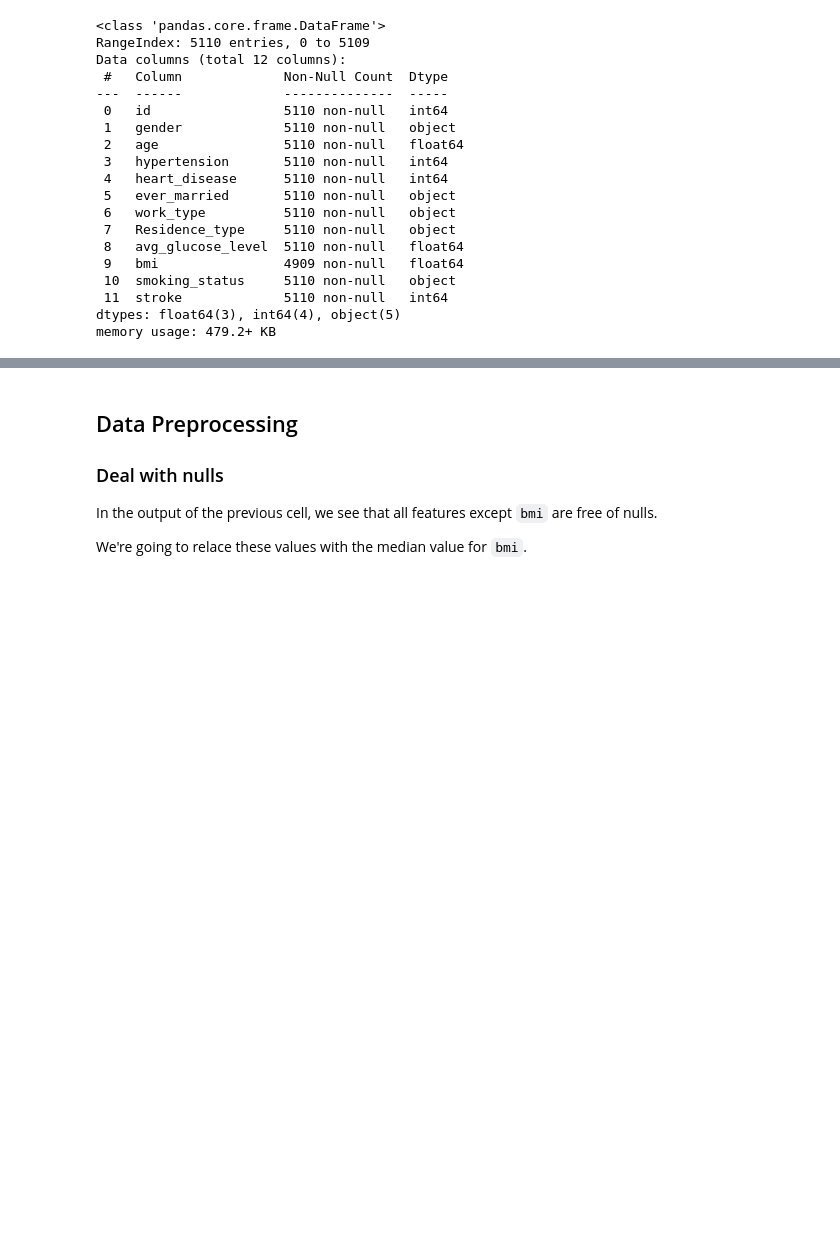
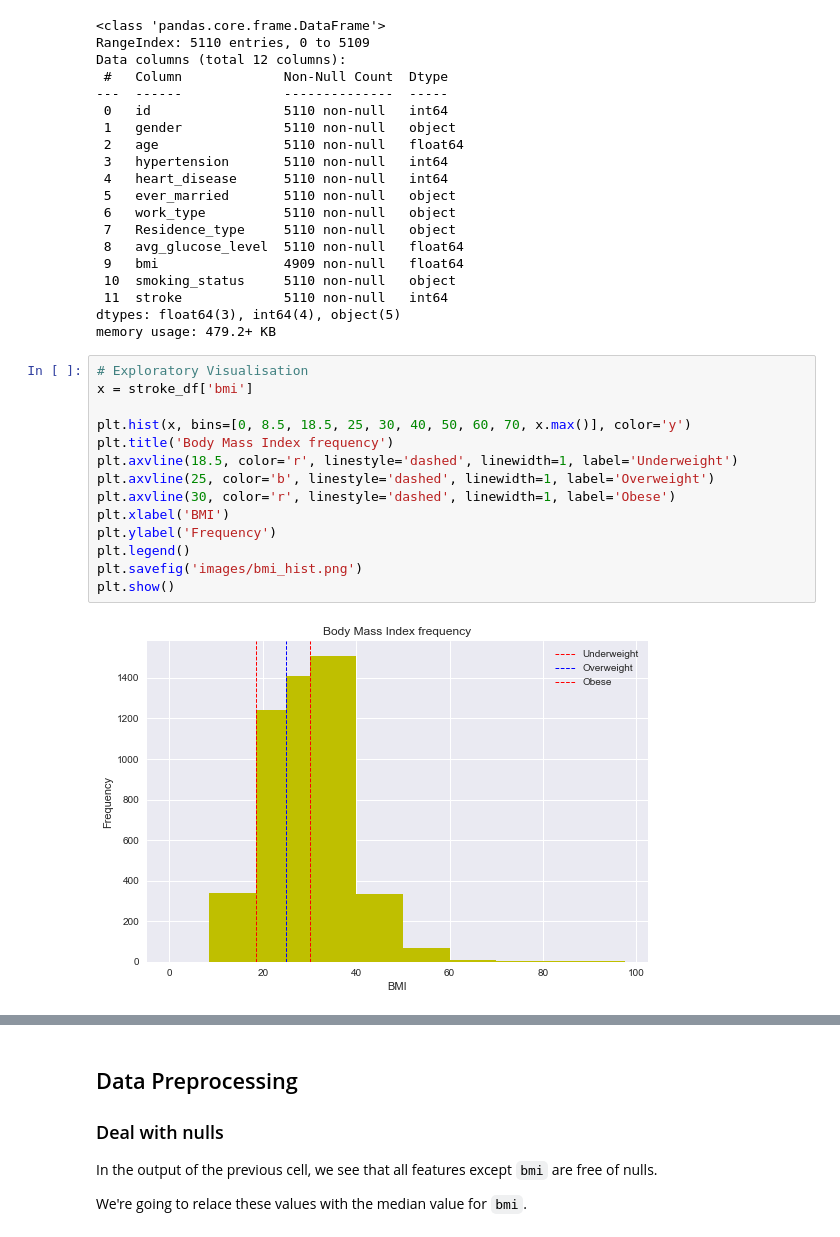
Before and after one commit to eohara-ie/stroke-predictions, a Jupyter notebook: data-exploration.ipynb, the cells around one changed output, grey strips where cells are left out. Drawn from its saved outputs; the diff is of its cells as text; blank space fills up the shorter version.

Commit message:
#3 Added visual

```diff
--- a/data-exploration.ipynb
+++ b/data-exploration.ipynb
@@ -58,3 +58,19 @@ Data columns (total 12 columns):
  11  stroke             5110 non-null   int64
 dtypes: float64(3), int64(4), object(5)
 memory usage: 479.2+ KB
+# %%
+# Exploratory Visualisation
+x = stroke_df['bmi']
+
+plt.hist(x, bins=[0, 8.5, 18.5, 25, 30, 40, 50, 60, 70, x.max()], color='y')
+plt.title('Body Mass Index frequency')
+plt.axvline(18.5, color='r', linestyle='dashed', linewidth=1, label='Underweight')
+plt.axvline(25, color='b', linestyle='dashed', linewidth=1, label='Overweight')
+plt.axvline(30, color='r', linestyle='dashed', linewidth=1, label='Obese')
+plt.xlabel('BMI')
+plt.ylabel('Frequency')
+plt.legend()
+plt.savefig('images/bmi_hist.png')
+plt.show()
+# %% [output]
+[figure, added]
```
Also changed, not shown: parts of 1 cell of this notebook, 3 other files.
